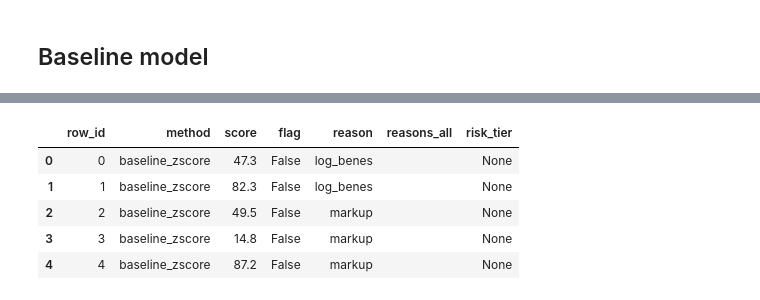
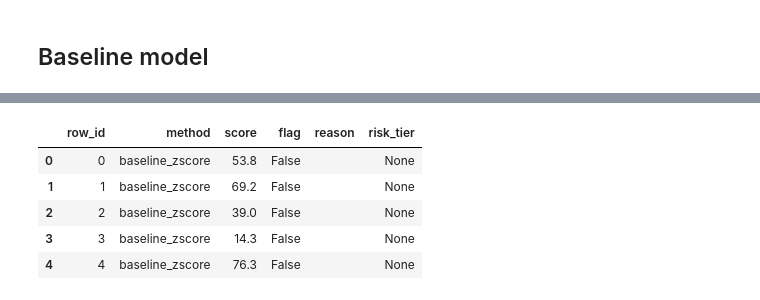
Before and after one commit to erikazoo/mbradd, a Jupyter notebook: baseline_features.ipynb, the cells around one changed output, grey strips where cells are left out. Saved outputs shown, nothing was run; the diff lists cells and outputs as text; code cells hidden in the pictures.

Commit message:
some changes to baseline

```diff
--- a/baseline_features.ipynb
+++ b/baseline_features.ipynb
@@ -204,20 +204,3 @@ Markup is a noisy feature for some specialties (e.g. radiology), because of bill
 - Models: if Isolation Forest also ranks many radiologists at the top, this explains why.
 # %% [markdown]
 ## Baseline model
-# %%
-high = df[rz_cols].clip(lower=0) # only positive deviations matter for our anomaly definition
-scored = df["peer_level"] > 0
-
-df["n_flags"] = (high > 3.5).sum(axis=1)   # how many features are unusual
-df["baseline_raw"] = high.max(axis=1).where(scored) # strongest deviation
-df["score"] = (df["baseline_raw"].rank(pct=True) * 100).round(1)    # 0-100
-df["reason"] = high.fillna(0).idxmax(axis=1).str.replace("_rz", "").where(df["baseline_raw"] > 0)
-df["flag"] = df["n_flags"] >= 2   # our anomaly definition
-df["risk_tier"] = pd.cut(df["score"], [0, 90, 95, 99, 100],
-                         labels=["None", "Low", "Medium", "High"], include_lowest=True)
-names = [c.replace("_rz", "") for c in rz_cols]
-mask = (high > 3.5).to_numpy()
-df["reasons_all"] = [", ".join(n for n, m in zip(names, row) if m) for row in mask]
-
-print(f"flagged (2+ features): {df['flag'].mean():.2%}")
-df["risk_tier"].value_counts()
@@ -231,0 +218,23 @@ Name: count, dtype: int64
+# %%
+high = df[rz_cols].clip(lower=0)  # only above peers
+scored = df["peer_level"] > 0
+
+z_sorted = np.sort(high.fillna(0).to_numpy(), axis=1) # each row sorted ascending
+top1, top2 = z_sorted[:, -1], z_sorted[:, -2]# largest and 2nd largest z
+
+# anomaly: one feature > 10 OR two+ features > 3.5  <=>  baseline_raw > 3.5
+df["baseline_raw"] = pd.Series(np.maximum(top2, top1 * 3.5 / 10), index=df.index).where(scored)
+
+df["n_flags"] = (high > 3.5).sum(axis=1)
+df["flag"] = df["baseline_raw"] > 3.5
+df["score"] = (df["baseline_raw"].rank(pct=True) * 100).round(1)
+df["risk_tier"] = "None"
+fl = df["flag"]
+df.loc[fl, "risk_tier"] = pd.cut(df.loc[fl, "baseline_raw"].rank(pct=True),
+                                 [0, 0.5, 0.85, 1], labels=["Low", "Medium", "High"]).astype(str)
+names = [c.replace("_rz", "") for c in rz_cols]
+mask = (high > 3.5).to_numpy()
+df["reason"] = [", ".join(n for n, m in zip(names, row) if m) for row in mask]
+
+print(f"flagged: {df['flag'].mean():.2%}")
+print(pd.crosstab(df["risk_tier"], df["flag"]))
@@ -232,12 +249,12 @@ Name: count, dtype: int64
 # %%
-out = df[["row_id", "score", "flag", "reason", "reasons_all", "risk_tier"]].copy()
+out = df[["row_id", "score", "flag", "reason", "risk_tier"]].copy()
 out.insert(1, "method", "baseline_zscore")
 out.to_parquet("data/processed/baseline_output.parquet", index=False)
 out.head()
 # %% [output]
-|  | row_id | method | score | flag | reason | reasons_all | risk_tier |
-| 0 | 0 | baseline_zscore | 47.3 | False | log_benes |  | None |
-| 1 | 1 | baseline_zscore | 82.3 | False | log_benes |  | None |
-| 2 | 2 | baseline_zscore | 49.5 | False | markup |  | None |
-| 3 | 3 | baseline_zscore | 14.8 | False | markup |  | None |
-| 4 | 4 | baseline_zscore | 87.2 | False | markup |  | None |
+|  | row_id | method | score | flag | reason | risk_tier |
+| 0 | 0 | baseline_zscore | 53.8 | False |  | None |
+| 1 | 1 | baseline_zscore | 69.2 | False |  | None |
+| 2 | 2 | baseline_zscore | 39.0 | False |  | None |
+| 3 | 3 | baseline_zscore | 14.3 | False |  | None |
+| 4 | 4 | baseline_zscore | 76.3 | False |  | None |
```
Also changed, not shown: parts of 5 cells of this notebook.
